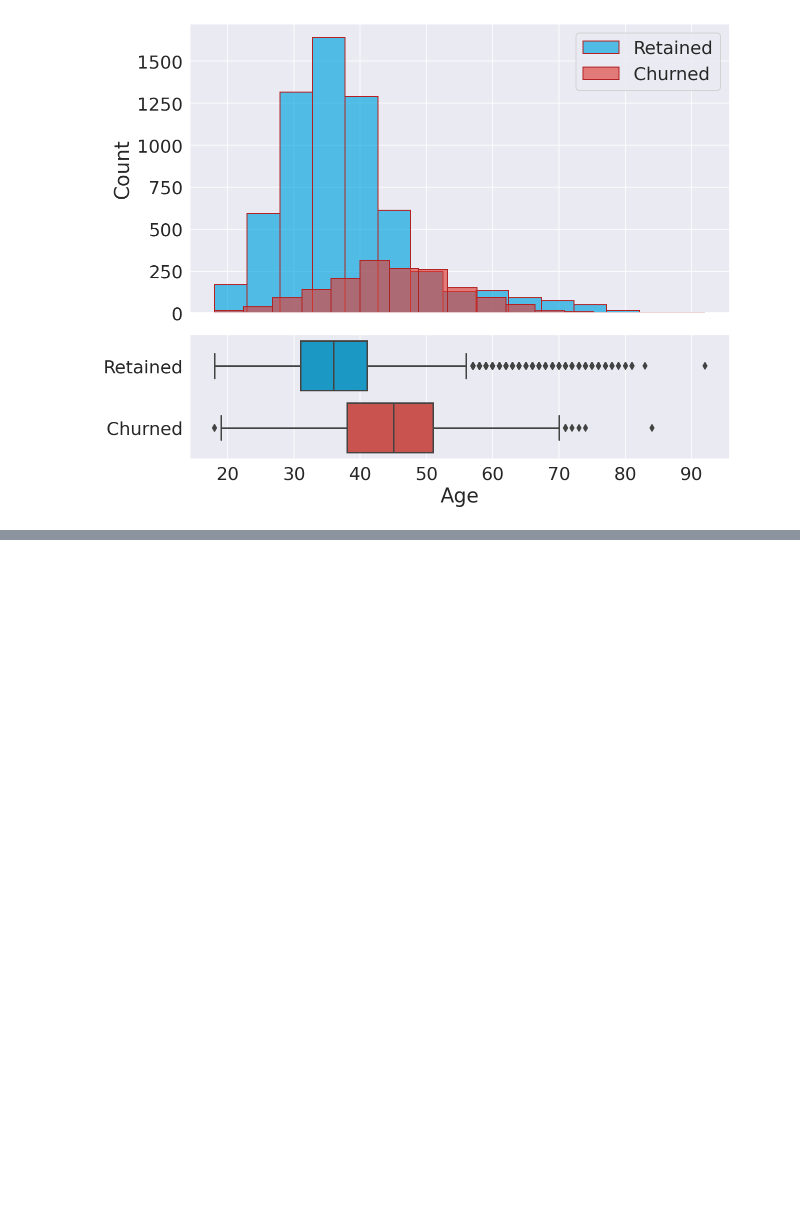
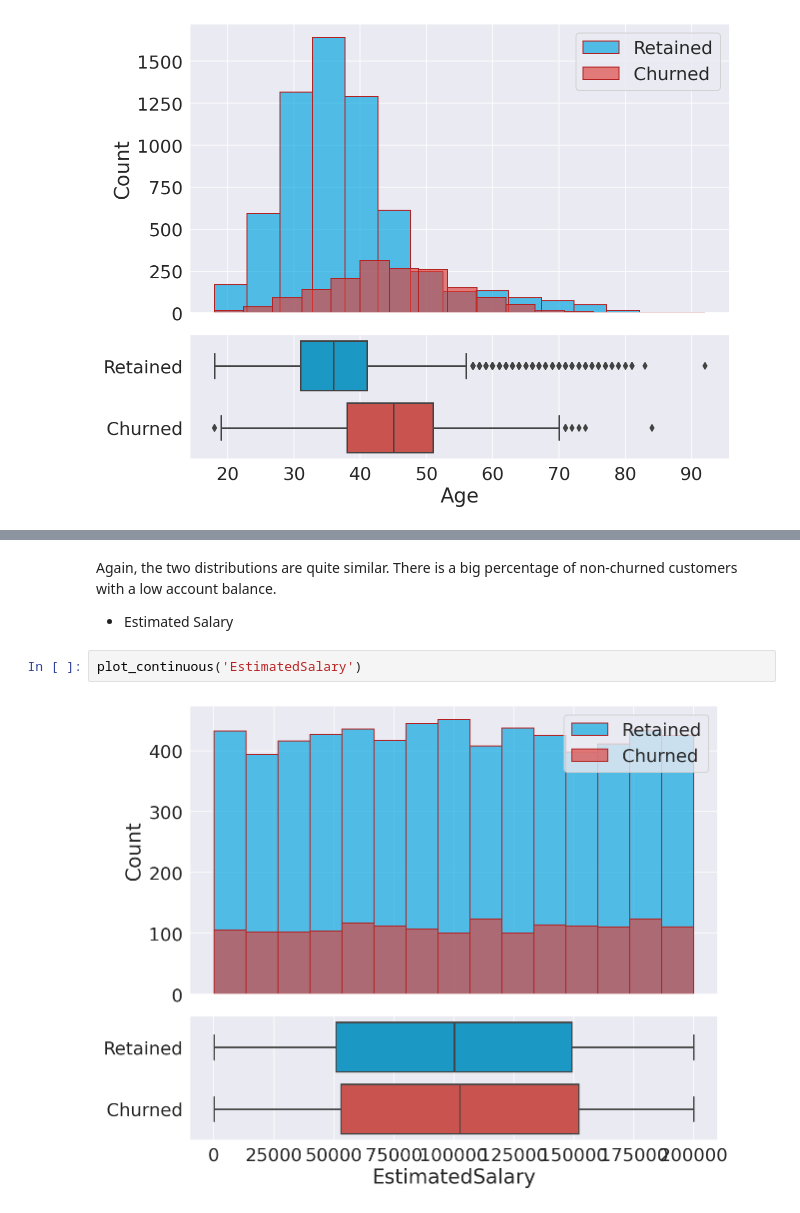
Before and after one commit to EnteringtheQuantumRealm/Classification, a Jupyter notebook: Bank_Predicting_Customer_Churn.ipynb, the cells around one changed output, grey strips where cells are left out. Drawn from its saved outputs; the diff is of its cells as text; blank space fills up the shorter version.

```diff
--- a/Bank_Predicting_Customer_Churn.ipynb
+++ b/Bank_Predicting_Customer_Churn.ipynb
@@ -515,0 +534,8 @@ Interestingly, there is a clear difference between age groups since older custom
+# %% [markdown]
+Again, the two distributions are quite similar. There is a big percentage of non-churned customers with a low account balance.
+
+* Estimated Salary
+# %%
+plot_continuous('EstimatedSalary')
+# %% [output]
+[figure, added]
```
Also changed, not shown: parts of 19 cells of this notebook.
